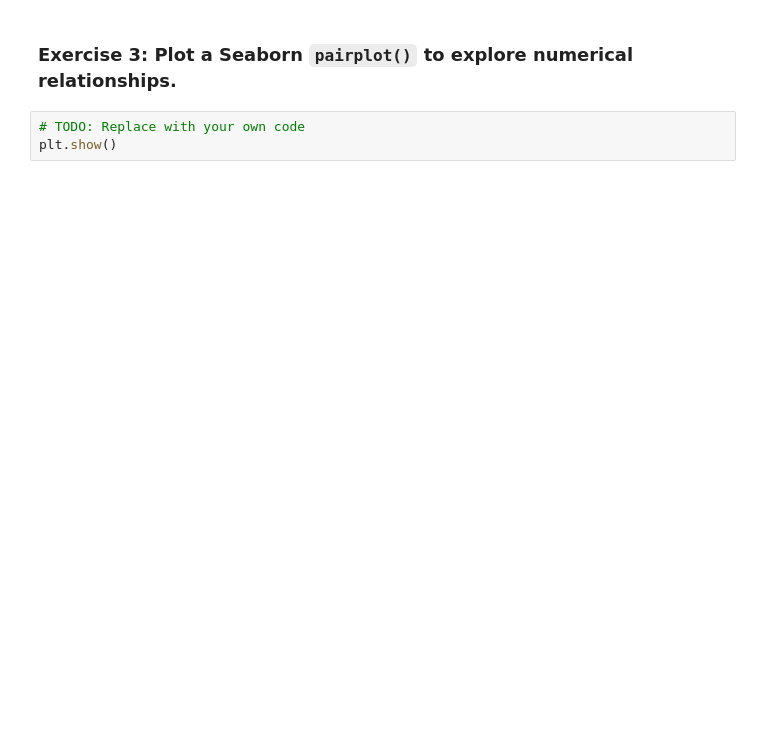
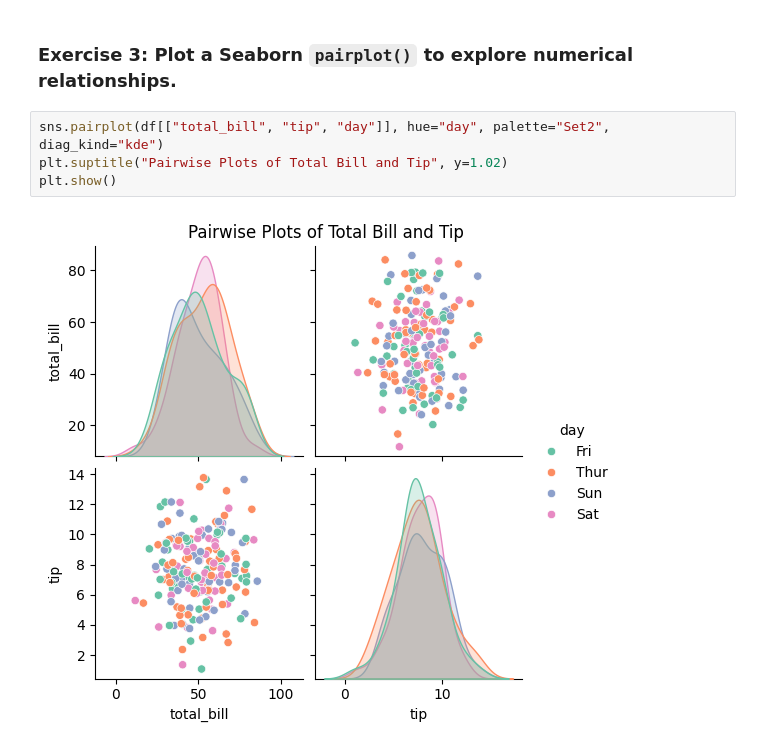
Before and after one commit to sarah-bouzabal/Cours-Data-Science-M2, a Jupyter notebook: DataScience/Exercice_4.ipynb, the cells around one changed output. Drawn from its saved outputs; the diff is of its cells as text; blank space fills up the shorter version.

```diff
--- a/DataScience/Exercice_4.ipynb
+++ b/DataScience/Exercice_4.ipynb
@@ -115,5 +144,8 @@ plt.show()
 # %% [markdown]
 ### Exercise 3: Plot a Seaborn `pairplot()` to explore numerical relationships.
 # %%
-# TODO: Replace with your own code
+sns.pairplot(df[["total_bill", "tip", "day"]], hue="day", palette="Set2", diag_kind="kde")
+plt.suptitle("Pairwise Plots of Total Bill and Tip", y=1.02)
 plt.show()
+# %% [output]
+[figure, added]
```
Also changed, not shown: parts of 8 cells of this notebook.
